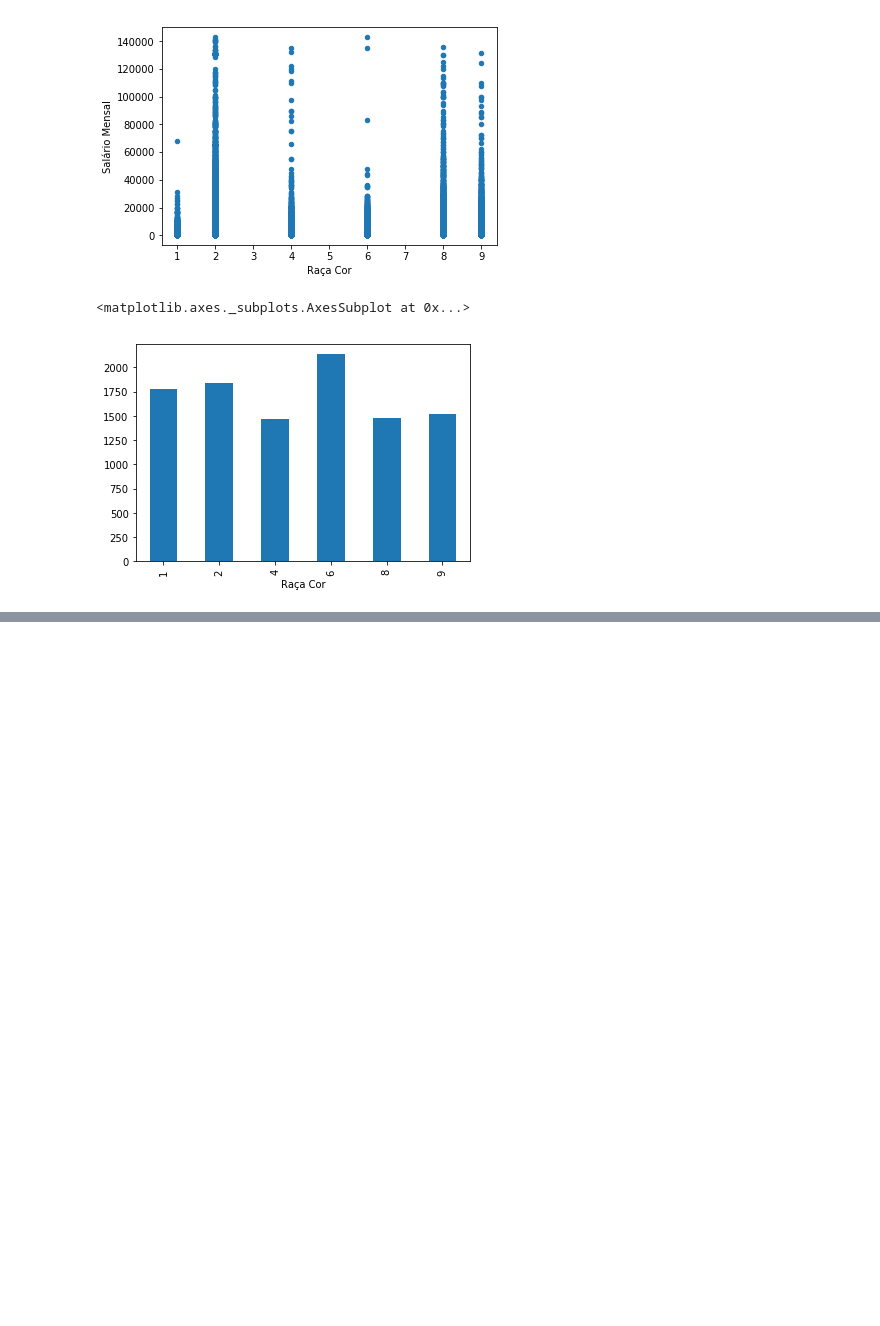
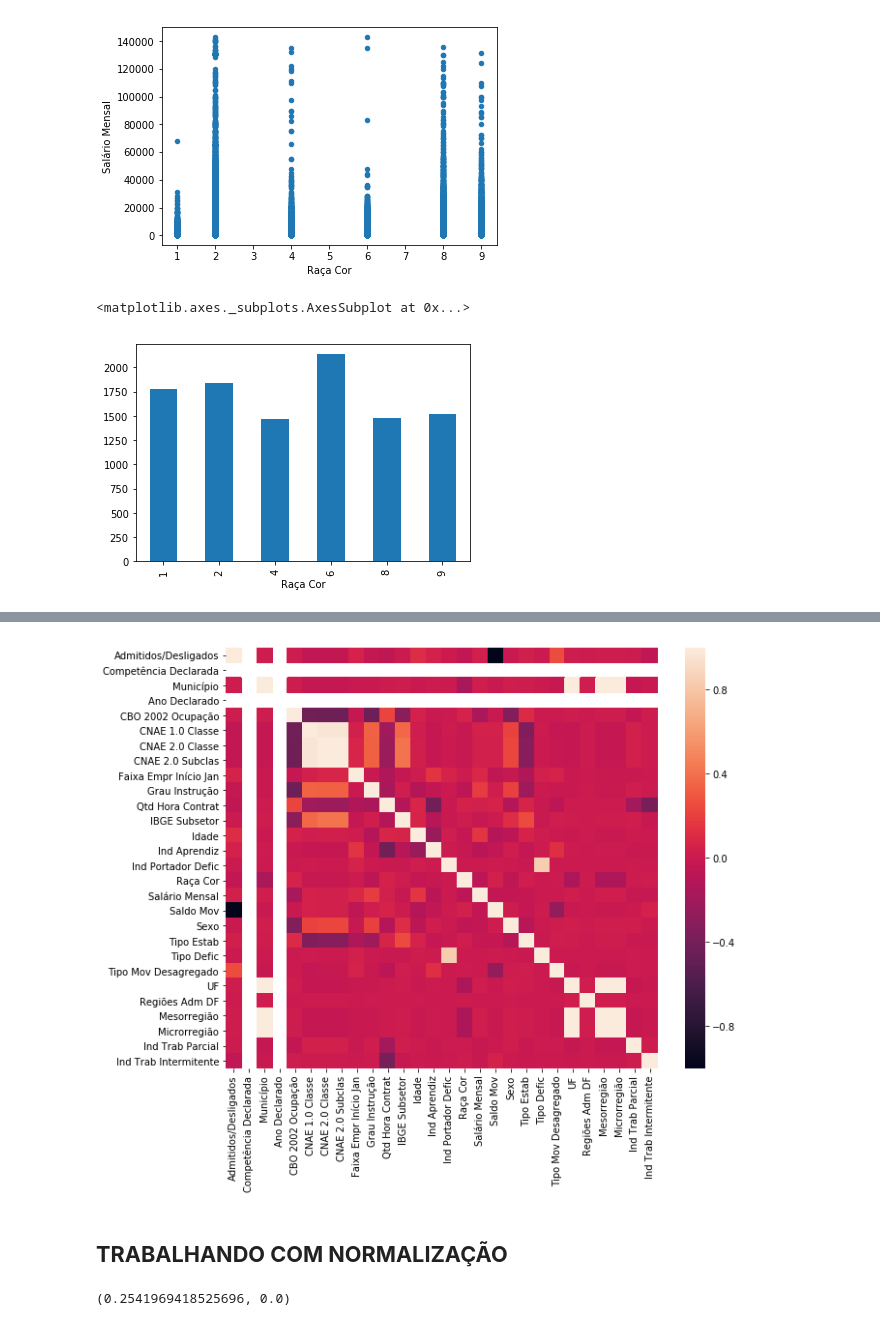
Before and after one commit to tsilverio/Desafio1_DataScience, a Jupyter notebook: Desafio1_Thiago.ipynb, the cells around one changed output, grey strips where cells are left out. Drawn from its saved outputs; the diff is of its cells as text; code cells hidden in the pictures; blank space fills up the shorter version.

```diff
--- a/Desafio1_Thiago.ipynb
+++ b/Desafio1_Thiago.ipynb
@@ -226,0 +248,14 @@ Media_RaçaCor['Salário Mensal'].mean().plot.bar()
+# %%
+plt.figure(figsize=(10,8))
+ax = sns.heatmap(df.corr())
+# %% [output]
+[figure, added]
+# %% [markdown]
+## **TRABALHANDO COM NORMALIZAÇÃO**
+# %%
+# fazendo o teste de normalidade de shapiro
+import scipy
+from scipy import stats
+stats.shapiro(df_desafio['Salário Mensal'])
+# %% [output]
+(0.2541969418525696, 0.0)
```
Also changed, not shown: parts of 22 cells of this notebook.
